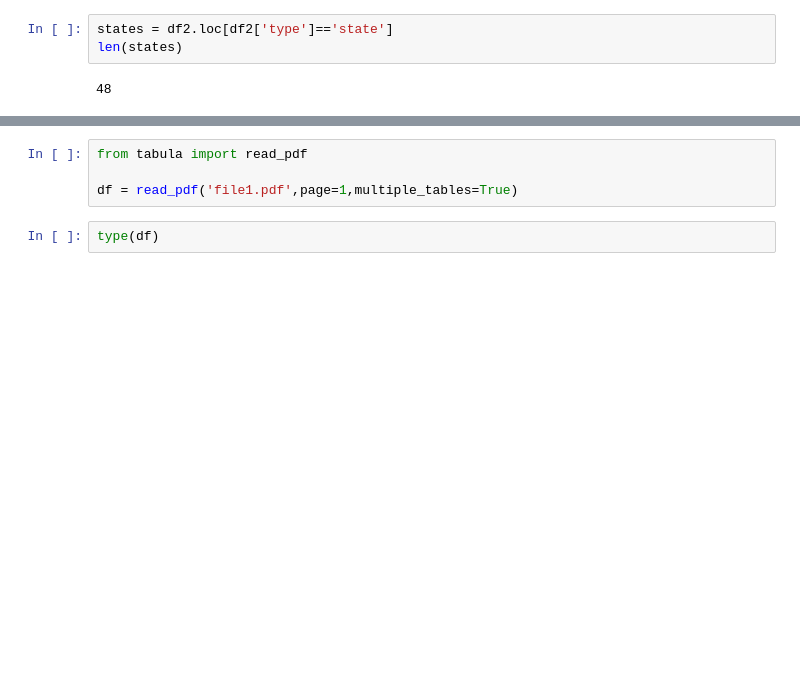
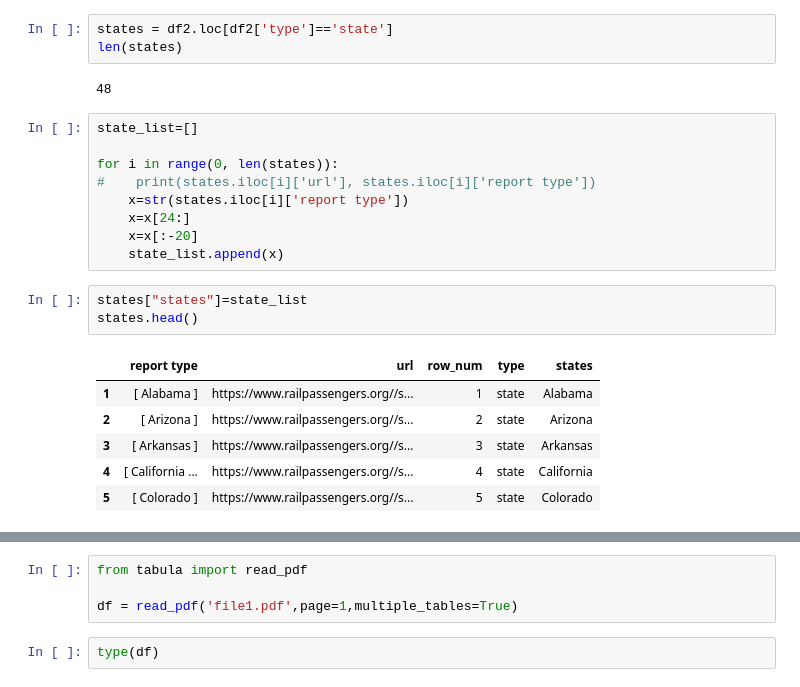
Before and after one commit to ericenglin/Amtrak-Web-Scraper, a Jupyter notebook: PDF Transit Scrape.ipynb, the cells around one changed output, grey strips where cells are left out. Drawn from its saved outputs; the diff is of its cells as text; blank space fills up the shorter version.

Commit message:
adding states loop

```diff
--- a/PDF Transit Scrape.ipynb
+++ b/PDF Transit Scrape.ipynb
@@ -118,6 +118,25 @@ states = df2.loc[df2['type']=='state']
 len(states)
 # %% [output]
 48
+# %%
+state_list=[]
+
+for i in range(0, len(states)):
+#    print(states.iloc[i]['url'], states.iloc[i]['report type'])
+    x=str(states.iloc[i]['report type'])
+    x=x[24:]
+    x=x[:-20]
+    state_list.append(x)
+# %%
+states["states"]=state_list
+states.head()
+# %% [output]
+|  | report type | url | row_num | type | states |
+| 1 | [ Alabama ] | https://www.railpassengers.org//s... | 1 | state | Alabama |
+| 2 | [ Arizona ] | https://www.railpassengers.org//s... | 2 | state | Arizona |
+| 3 | [ Arkansas ] | https://www.railpassengers.org//s... | 3 | state | Arkansas |
+| 4 | [ California ... | https://www.railpassengers.org//s... | 4 | state | California |
+| 5 | [ Colorado ] | https://www.railpassengers.org//s... | 5 | state | Colorado |
 # %%
 from urllib.request import Request, urlopen
 import requests
```
Also changed, not shown: parts of 10 cells of this notebook.
